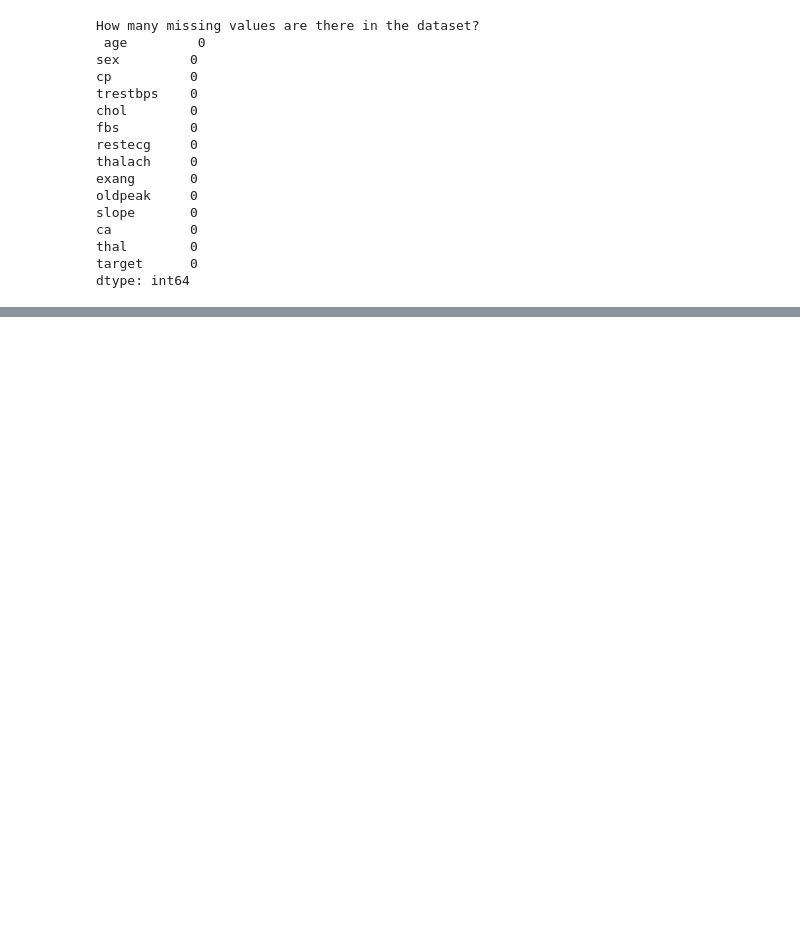
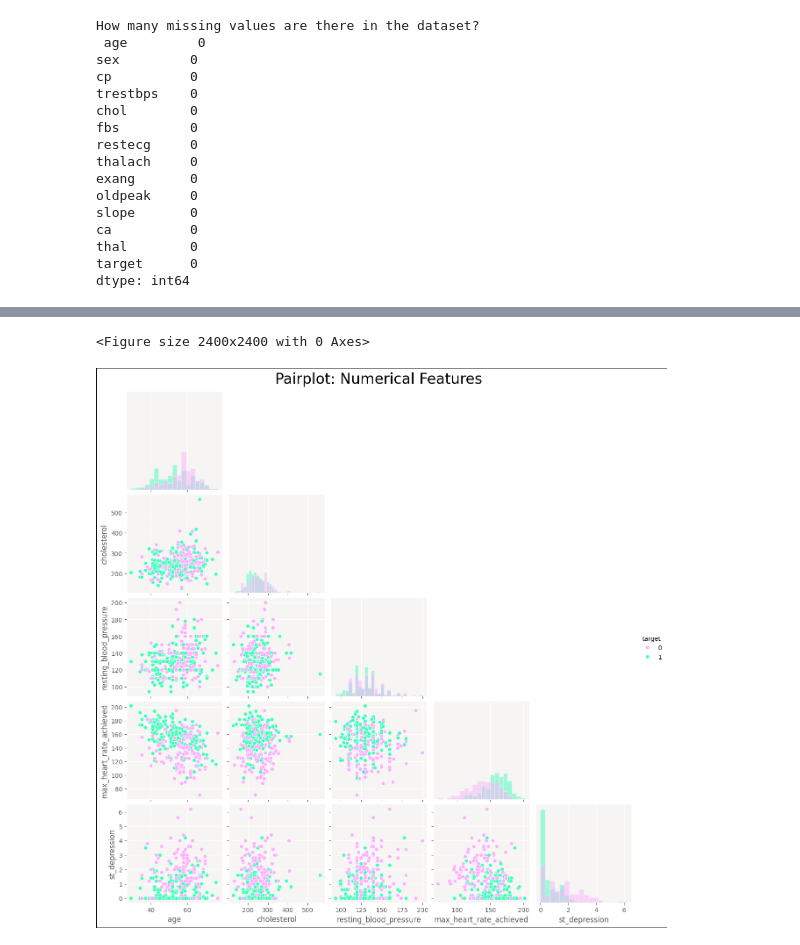
Before and after one commit to avisheksah21/Heart_Disease_Prediction, a Jupyter notebook: CVD/notebook/Untitled.ipynb, the cells around one changed output, grey strips where cells are left out. Cells and saved outputs as stored; diff of their text form; code cells hidden in the pictures; blank space fills up the shorter version.

```diff
--- a/CVD/notebook/Untitled.ipynb
+++ b/CVD/notebook/Untitled.ipynb
@@ -96,0 +254,30 @@ THe length of the data row now is 1000 instead of 1025
+# %%
+# pairplot numerical features
+# Numerical features and target
+num_feats = ['age', 'cholesterol', 'resting_blood_pressure',
+             'max_heart_rate_achieved', 'st_depression', 'target']
+
+# Subset dataset
+data = dataset[num_feats]
+
+# Create pairplot
+plt.figure(figsize=(24,24), facecolor=background_color)
+g = sns.pairplot(data, hue="target", corner=True, diag_kind='hist', palette=mypal[1::4])
+
+# Set background color for each axis
+for ax in g.axes.flatten():
+    if ax is not None:
+        ax.set_facecolor(background_color)
+
+# Add border around the entire figure
+g.figure.patch.set_edgecolor('black')
+g.figure.patch.set_linewidth(2)
+
+# Set title
+plt.suptitle('Pairplot: Numerical Features', fontsize=24, y=1.02)
+
+# Save the plot
+plt.show()
+# %% [output]
+<Figure size 2400x2400 with 0 Axes>
+[figure, added]
```
Also changed, not shown: parts of 8 cells of this notebook.
